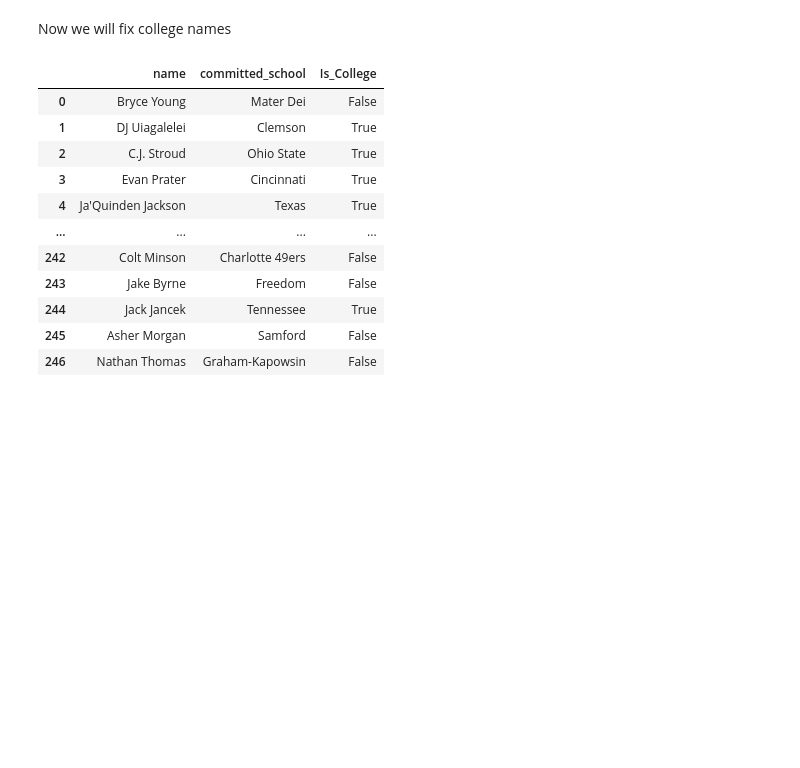
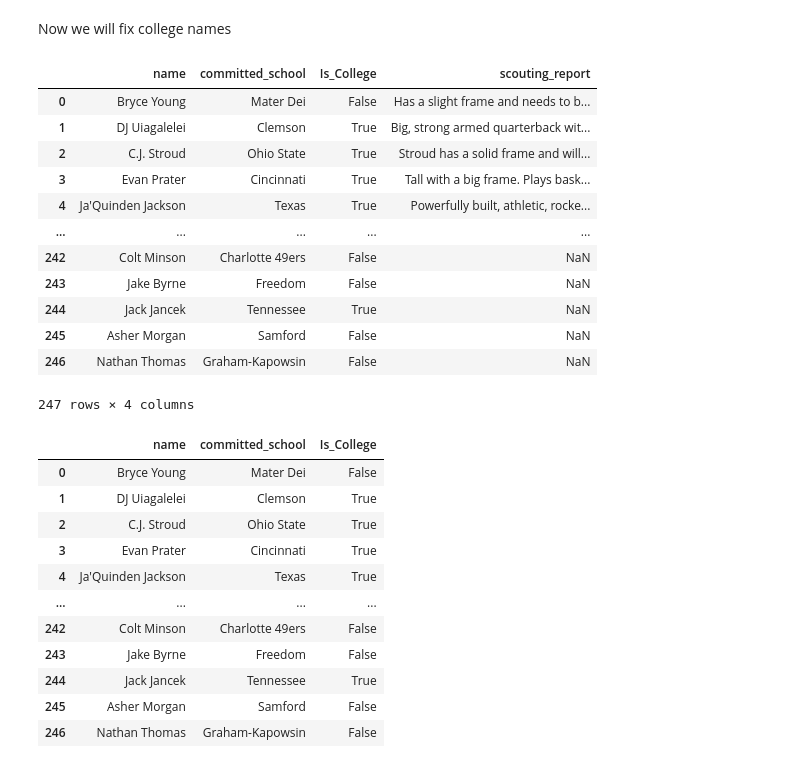
Before and after one commit to AJH456/Predicting_College_Football_Quarterback_Success, a Jupyter notebook: Code/Data_Cleaning.ipynb, the cells around one changed output. Drawn from its saved outputs; the diff is of its cells as text; code cells hidden in the pictures; blank space fills up the shorter version.

```diff
--- a/Code/Data_Cleaning.ipynb
+++ b/Code/Data_Cleaning.ipynb
@@ -408,6 +449,22 @@ recruits_2020 = recruits_2020.drop(columns=['skill_leadership',
        'skill_handle', 'skill_shooter', 'skill_rebounding'])
 # %% [markdown]
 Now we will fix college names
+# %%
+recruits_2020[['name','committed_school', 'Is_College', 'scouting_report']]
+# %% [output]
+|  | name | committed_school | Is_College | scouting_report |
+| 0 | Bryce Young | Mater Dei | False | Has a slight frame and needs to b... |
+| 1 | DJ Uiagalelei | Clemson | True | Big, strong armed quarterback wit... |
+| 2 | C.J. Stroud | Ohio State | True | Stroud has a solid frame and will... |
+| 3 | Evan Prater | Cincinnati | True | Tall with a big frame. Plays bask... |
+| 4 | Ja'Quinden Jackson | Texas | True | Powerfully built, athletic, rocke... |
+| ... | ... | ... | ... | ... |
+| 242 | Colt Minson | Charlotte 49ers | False | NaN |
+| 243 | Jake Byrne | Freedom | False | NaN |
+| 244 | Jack Jancek | Tennessee | True | NaN |
+| 245 | Asher Morgan | Samford | False | NaN |
+| 246 | Nathan Thomas | Graham-Kapowsin | False | NaN |
+247 rows × 4 columns
 # %%
 # Apply function from earlier to standardize the committed_school column and create Is_College flag
 recruits_2020[['committed_school', 'Is_College']] = recruits_2020['committed_school'].apply(
```
Also changed, not shown: parts of 5 cells of this notebook, 1 other file.
